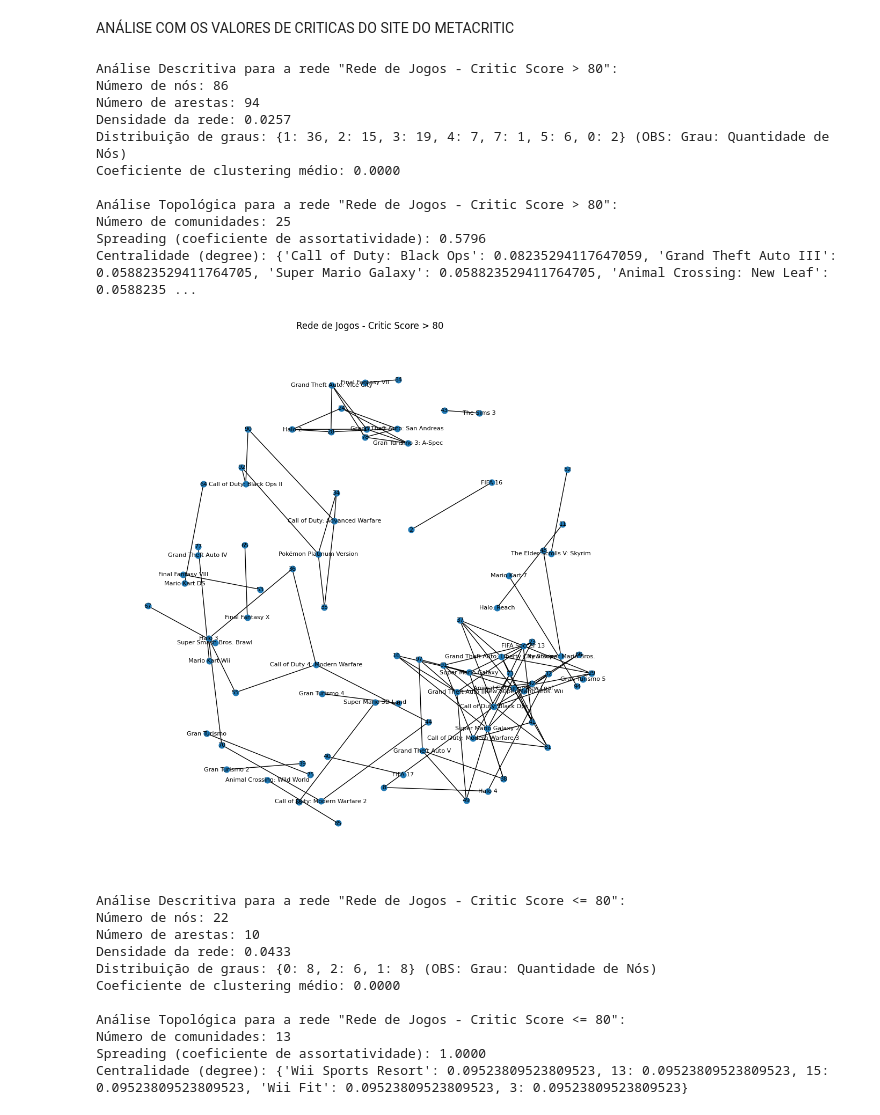
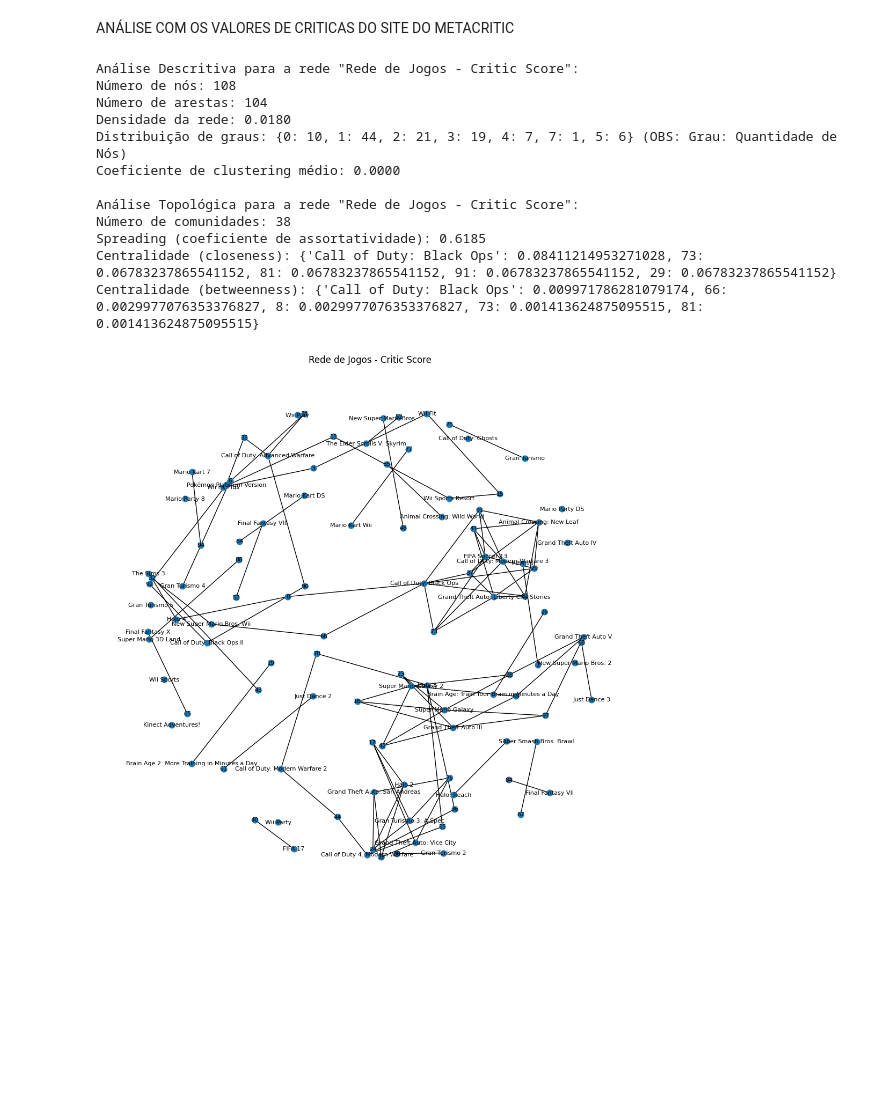
Before and after one commit to PedroMachad02/Redes-Complexas, a Jupyter notebook: Análise de Redes/Final Project/video_game.ipynb, the cells around one changed output. Saved outputs shown, nothing was run; the diff lists cells and outputs as text; code cells hidden in the pictures; blank space fills up the shorter version.

```diff
--- a/Análise de Redes/Final Project/video_game.ipynb
+++ b/Análise de Redes/Final Project/video_game.ipynb
@@ -401,7 +481,6 @@ import pandas as pd
 import networkx as nx
 import matplotlib.pyplot as plt
 from collections import Counter
-import numpy as np
 
 # Carregar o dataset
 df = pd.read_csv('data_game.csv')
@@ -431,73 +510,58 @@ def analyze_network(G, title):
     # Análise topológica
     communities = list(nx.connected_components(G))
     spreading = nx.degree_assortativity_coefficient(G)
-    centrality = nx.degree_centrality(G)
+    closeness = nx.closeness_centrality(G)
+    betweenness = nx.betweenness_centrality(G)
 
     print(f'\nAnálise Topológica para a rede "{title}":')
     print(f'Número de comunidades: {len(communities)}')
     print(f'Spreading (coeficiente de assortatividade): {spreading:.4f}')
-    print(f'Centralidade (degree): {dict(sorted(centrality.items(), key=lambda item: item[1], reverse=True)[:5])}')  # Top 5
+    print(f'Centralidade (closeness): {dict(sorted(closeness.items(), key=lambda item: item[1], reverse=True)[:5])}')  # Top 5
+    print(f'Centralidade (betweenness): {dict(sorted(betweenness.items(), key=lambda item: item[1], reverse=True)[:5])}')  # Top 5
 
     # Desenhar o grafo
     pos = nx.spring_layout(G, k=0.5, iterations=50)
     plt.figure(figsize=(10, 10))
     nx.draw(G, pos, with_labels=True, node_size=60, font_size=8)  # Exibir os nomes dos nós
     plt.title(title)
     plt.show()
 
 # Função para construir e analisar a rede
 def build_and_analyze_network(df_filtered, title, threshold=0.5):
     # Criar um grafo vazio
     G = nx.Graph()
 
-    # Adicionar nós e arestas com base nos User_Scores
+    # Adicionar nós e arestas com base nos Critic_Scores
     for _, row in df_filtered.iterrows():
         game = row['Name']
 
         # Adicionar o nó para o jogo
         if not G.has_node(game):
             G.add_node(game, score=row['Critic_Score'])
 
         # Conectar o jogo atual a outros jogos que compartilham um Critic_Score próximo
         for other_game, other_row in df_filtered.iterrows():
             if game != other_row['Name']:
                 score_diff = abs(float(row['Critic_Score']) - float(other_row['Critic_Score']))
                 if score_diff <= threshold:  # Criar aresta apenas se a diferença for menor ou igual ao threshold
                     G.add_edge(game, other_game)
 
     # Analisar a rede
     analyze_network(G, title)
 
-# Criar duas redes: uma com Critic_Score > 80 e outra com Critic_Score <= 80
-df_high_score = df_critic_score[df_critic_score['Critic_Score'].astype(float) > 80]
-df_low_score = df_critic_score[df_critic_score['Critic_Score'].astype(float) <= 80]
-
-# Montar e analisar a rede para jogos com Critic_Score > 80
-build_and_analyze_network(df_high_score, "Rede de Jogos - Critic Score > 80")
-
-# Montar e analisar a rede para jogos com Critic_Score <= 80
-build_and_analyze_network(df_low_score, "Rede de Jogos - Critic Score <= 80")
+# Criar uma única rede com todos os jogos
+build_and_analyze_network(df_critic_score, "Rede de Jogos - Critic Score")
 # %% [output]
-Análise Descritiva para a rede "Rede de Jogos - Critic Score > 80":
-Número de nós: 86
-Número de arestas: 94
-Densidade da rede: 0.0257
-Distribuição de graus: {1: 36, 2: 15, 3: 19, 4: 7, 7: 1, 5: 6, 0: 2} (OBS: Grau: Quantidade de Nós)
+Análise Descritiva para a rede "Rede de Jogos - Critic Score":
+Número de nós: 108
+Número de arestas: 104
+Densidade da rede: 0.0180
+Distribuição de graus: {0: 10, 1: 44, 2: 21, 3: 19, 4: 7, 7: 1, 5: 6} (OBS: Grau: Quantidade de Nós)
 Coeficiente de clustering médio: 0.0000
 
-Análise Topológica para a rede "Rede de Jogos - Critic Score > 80":
-Número de comunidades: 25
-Spreading (coeficiente de assortatividade): 0.5796
-Centralidade (degree): {'Call of Duty: Black Ops': 0.08235294117647059, 'Grand Theft Auto III': 0.058823529411764705, 'Super Mario Galaxy': 0.058823529411764705, 'Animal Crossing: New Leaf': 0.0588235 ...
+Análise Topológica para a rede "Rede de Jogos - Critic Score":
+Número de comunidades: 38
+Spreading (coeficiente de assortatividade): 0.6185
+Centralidade (closeness): {'Call of Duty: Black Ops': 0.08411214953271028, 73: 0.06783237865541152, 81: 0.06783237865541152, 91: 0.06783237865541152, 29: 0.06783237865541152}
+Centralidade (betweenness): {'Call of Duty: Black Ops': 0.009971786281079174, 66: 0.0029977076353376827, 8: 0.0029977076353376827, 73: 0.001413624875095515, 81: 0.001413624875095515}
-[figure, old version]
+[figure, new version]
-Análise Descritiva para a rede "Rede de Jogos - Critic Score <= 80":
-Número de nós: 22
-Número de arestas: 10
-Densidade da rede: 0.0433
-Distribuição de graus: {0: 8, 2: 6, 1: 8} (OBS: Grau: Quantidade de Nós)
-Coeficiente de clustering médio: 0.0000
-
-Análise Topológica para a rede "Rede de Jogos - Critic Score <= 80":
-Número de comunidades: 13
-Spreading (coeficiente de assortatividade): 1.0000
-Centralidade (degree): {'Wii Sports Resort': 0.09523809523809523, 13: 0.09523809523809523, 15: 0.09523809523809523, 'Wii Fit': 0.09523809523809523, 3: 0.09523809523809523}
```
Also changed, not shown: parts of 6 cells of this notebook.
